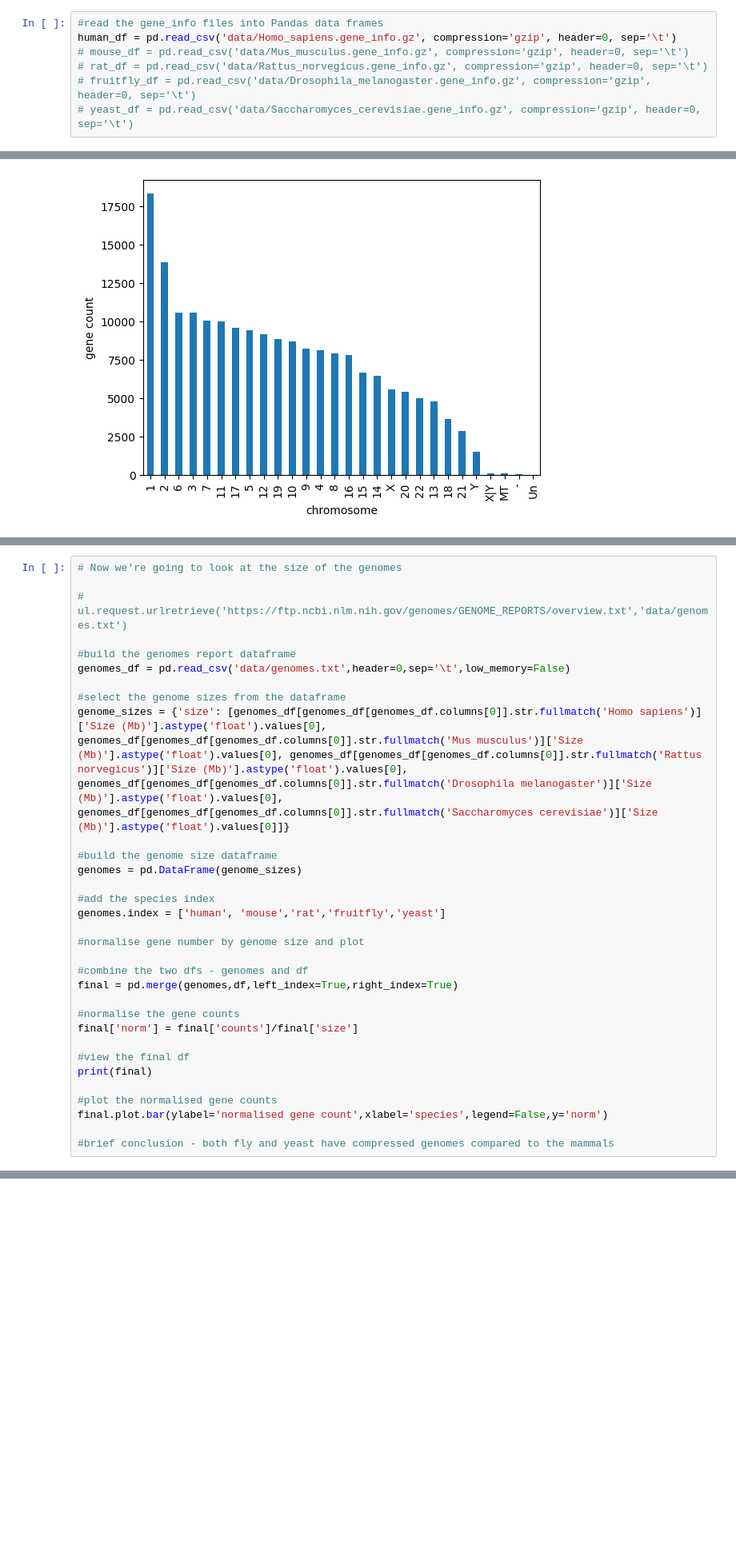
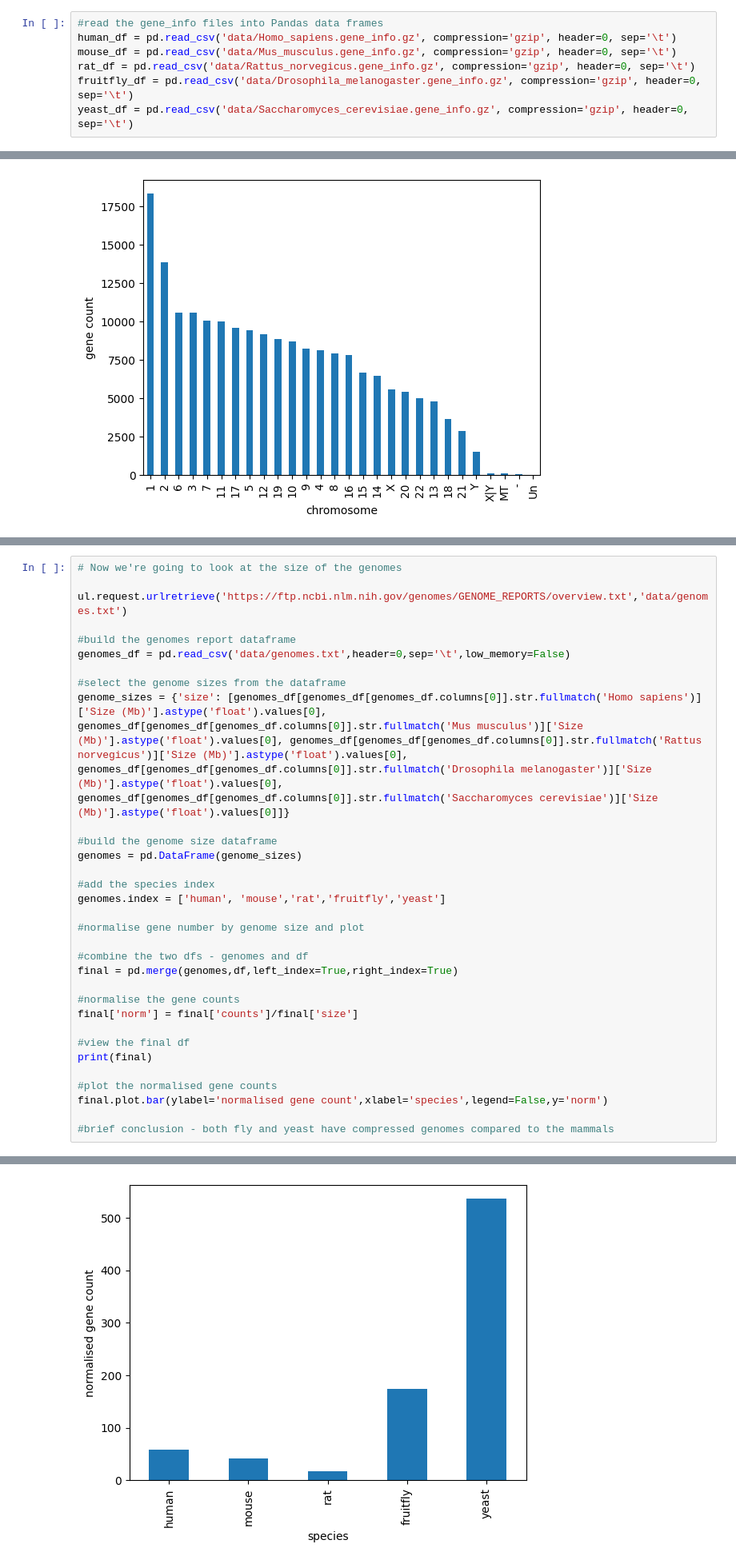
Before and after one commit to lizchow2/pbi, a Jupyter notebook: week1/week1_lecture2_notebook.ipynb, the cells around one changed output, grey strips where cells are left out. Shown at 80% size. Drawn from its saved outputs; the diff is of its cells as text; blank space fills up the shorter version.

```diff
--- a/week1/week1_lecture2_notebook.ipynb
+++ b/week1/week1_lecture2_notebook.ipynb
@@ -37,10 +38,10 @@ ul.request.urlretrieve('https://ftp.ncbi.nlm.nih.gov/gene/DATA/GENE_INFO/Mammali
 # %%
 #read the gene_info files into Pandas data frames
 human_df = pd.read_csv('data/Homo_sapiens.gene_info.gz', compression='gzip', header=0, sep='\t')
-# mouse_df = pd.read_csv('data/Mus_musculus.gene_info.gz', compression='gzip', header=0, sep='\t')
-# rat_df = pd.read_csv('data/Rattus_norvegicus.gene_info.gz', compression='gzip', header=0, sep='\t')
-# fruitfly_df = pd.read_csv('data/Drosophila_melanogaster.gene_info.gz', compression='gzip', header=0, sep='\t')
-# yeast_df = pd.read_csv('data/Saccharomyces_cerevisiae.gene_info.gz', compression='gzip', header=0, sep='\t')
+mouse_df = pd.read_csv('data/Mus_musculus.gene_info.gz', compression='gzip', header=0, sep='\t')
+rat_df = pd.read_csv('data/Rattus_norvegicus.gene_info.gz', compression='gzip', header=0, sep='\t')
+fruitfly_df = pd.read_csv('data/Drosophila_melanogaster.gene_info.gz', compression='gzip', header=0, sep='\t')
+yeast_df = pd.read_csv('data/Saccharomyces_cerevisiae.gene_info.gz', compression='gzip', header=0, sep='\t')
 # %%
 #show the first few lines of the dataframe
 human_df.head()
@@ -92,7 +102,7 @@ df.plot.bar(ylabel='gene count',xlabel='species',legend=False)
 # %%
 # Now we're going to look at the size of the genomes
 
-# ul.request.urlretrieve('https://ftp.ncbi.nlm.nih.gov/genomes/GENOME_REPORTS/overview.txt','data/genomes.txt')
+ul.request.urlretrieve('https://ftp.ncbi.nlm.nih.gov/genomes/GENOME_REPORTS/overview.txt','data/genomes.txt')
 
 #build the genomes report dataframe
 genomes_df = pd.read_csv('data/genomes.txt',header=0,sep='\t',low_memory=False)
@@ -121,3 +131,4 @@ print(final)
 final.plot.bar(ylabel='normalised gene count',xlabel='species',legend=False,y='norm')
 
 #brief conclusion - both fly and yeast have compressed genomes compared to the mammals
+# %% [output]
@@ -124,3 +142,4 @@ final.plot.bar(ylabel='normalised gene count',xlabel='species',legend=False,y='n
+[figure, added]
 # %%
 # Exploring unique transcripts from genome annotation
 
```
Also changed, not shown: parts of 3 cells of this notebook.
